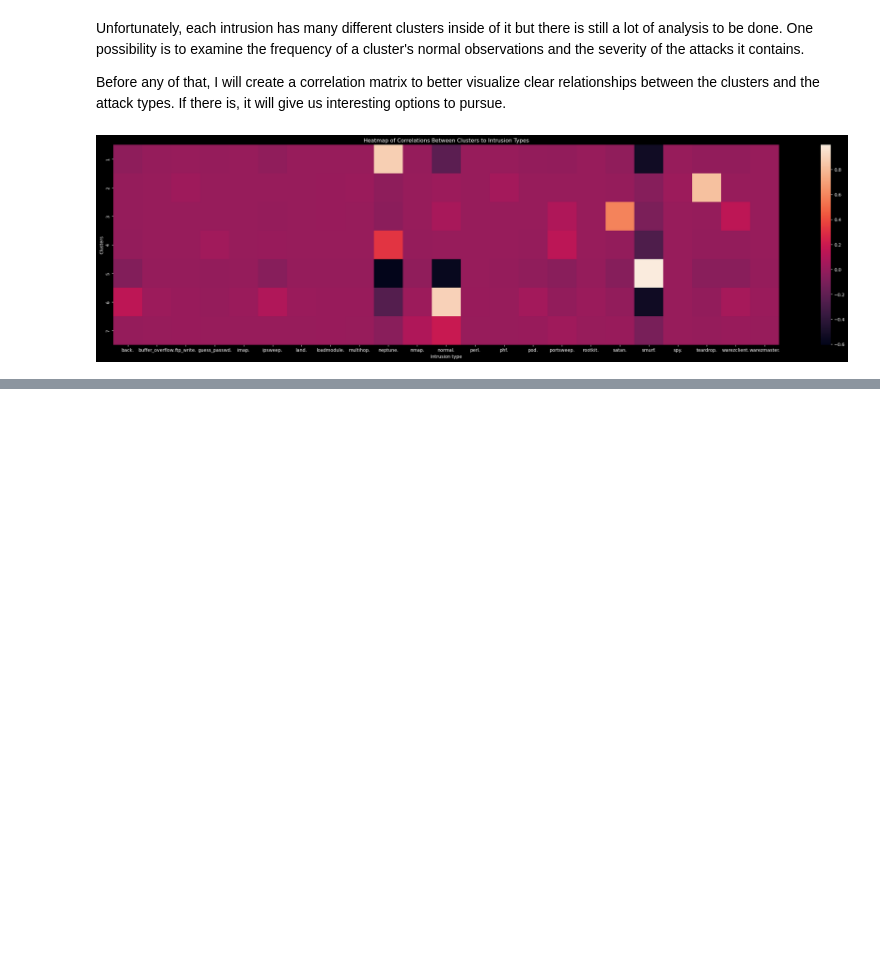
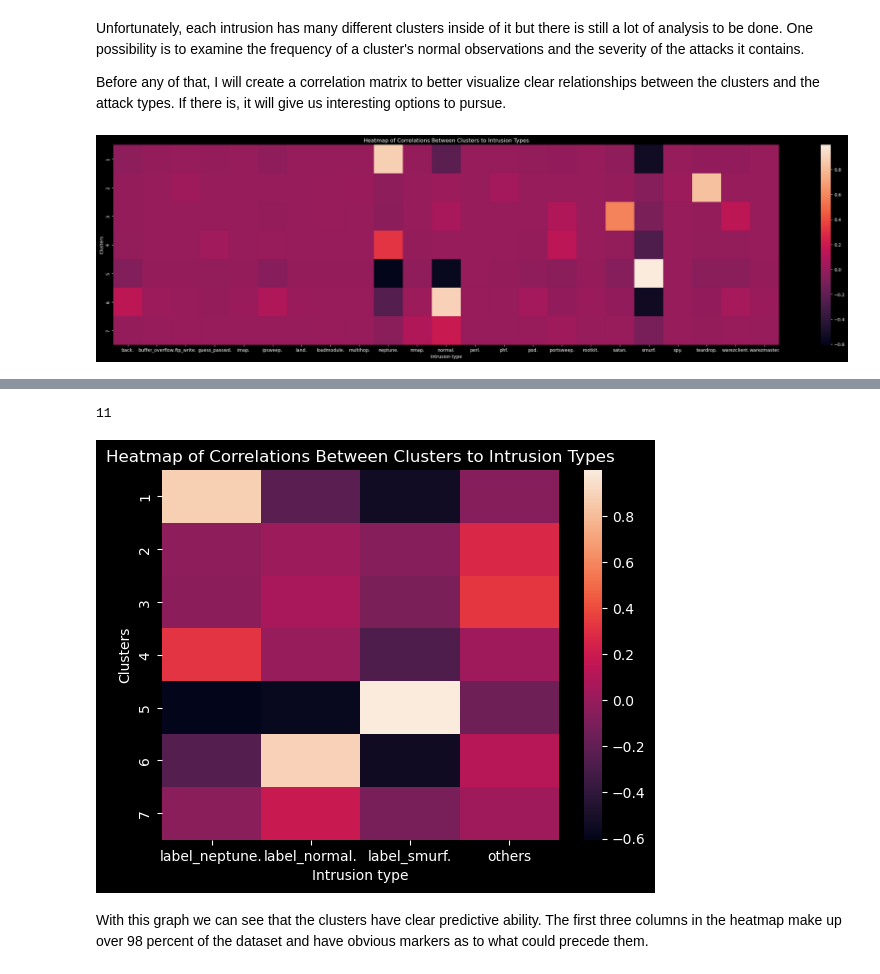
Before and after one commit to Jewdah18/Network-Intrusions, a Jupyter notebook: notebooks/EDA.ipynb, the cells around one changed output, grey strips where cells are left out. Cells and saved outputs as stored; diff of their text form; code cells hidden in the pictures; blank space fills up the shorter version.

Commit message:
Creating heatmap with unlikely intrusions categorized as other

```diff
--- a/notebooks/EDA.ipynb
+++ b/notebooks/EDA.ipynb
@@ -555,0 +560,57 @@ From this graph it is clear that some of the clusters have strong correlations t
+# %%
+len(cons_df.columns)
+# %% [output]
+11
+# %%
+# Import in the data
+dataK7 = pd.read_csv(r'./data/processed/data+k=7.csv')[['labels', 'k=7']]
+#  Find all the other columns
+
+#Create a dummy matrix for the types of intrusions and labels
+lab_clus_dummy = pd.get_dummies(dataK7, columns = ['labels', 'k=7'],
+                                # Prefix to find the labels
+                                prefix = ["label", "cluster"])
+
+# Separate out the clusters
+lab_dummy = lab_clus_dummy.filter(like = 'label')
+# Separate out neptune, normal, and smurf
+others = list(set(lab_dummy.columns) - set(['label_neptune.','label_normal.','label_smurf.']))
+# Create a column that has 1 for every other column
+lab_clus_dummy['others'] = lab_dummy[others].sum(axis = 1)
+
+# only others, normal and 2 intrusion types, clusters
+cons_df = pd.concat([lab_clus_dummy[['label_neptune.','label_normal.','label_smurf.']],
+                     lab_clus_dummy['others'],
+                     lab_clus_dummy.filter(like = 'cluster')],
+                     axis = 1)
+
+# Use the same code that was used to generate the correlation heatmap
+corr_matrix_cons = np.zeros((4,7))
+
+# loop over the clusters
+for k in tqdm(range(4, len(cons_df.columns))):
+    # Loop over the different labels
+    for label in range(4):
+        # Assign each part of the matrix the correlation between label and cluster
+        corr_matrix_cons[label, k-4] = cons_df.iloc[:,k].T.corr(other = cons_df.iloc[:,label])
+
+# Turn the correlation matrix into a dataframe so it will be easier to manipulate
+corr_df_cons = pd.DataFrame(corr_matrix_cons,
+                       columns = range(1,8),
+                       index = cons_df.columns[:4])
+
+#Back to darkmode for the eyes
+plt.style.use('dark_background')
+# Change the figure size so that all the intrusions types are legible
+#plt.figure(figsize = (8,1)
+# Create a heatmap of correlation matrix to see each clusters highest intrusion correlations
+sns.heatmap(corr_df_cons.T);
+# Label the axes
+plt.xlabel('Intrusion type');
+plt.ylabel('Clusters');
+# Give a title
+plt.title('Heatmap of Correlations Between Clusters to Intrusion Types');
+# %% [output]
+[figure, added]
+# %% [markdown]
+With this graph we can see that the clusters have clear predictive ability. The first three columns in the heatmap make up over 98 percent of the dataset and have obvious markers as to what could precede them.
```
Also changed, not shown: parts of 4 cells of this notebook.
